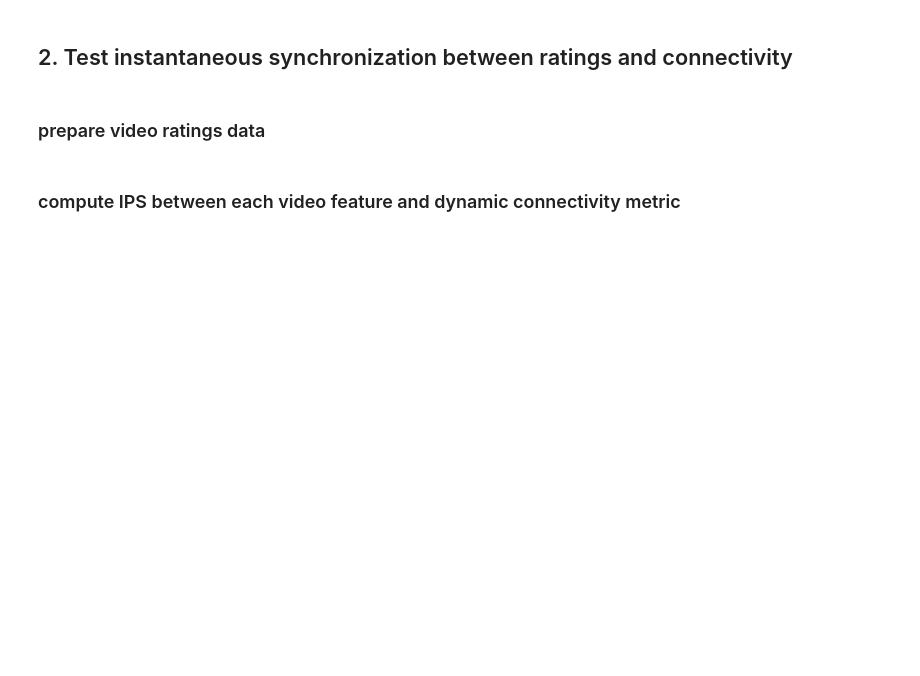
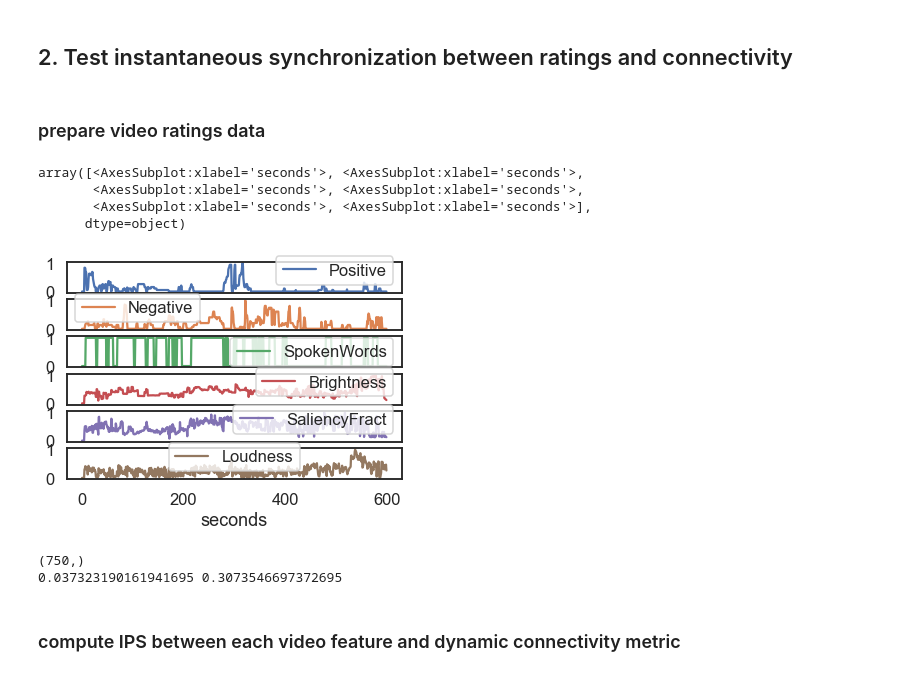
Before and after one commit to catcamacho/hbn_soc_net, a Jupyter notebook: 2_DynamicNet_affect.ipynb, the cells around one changed output. Drawn from its saved outputs; the diff is of its cells as text; code cells hidden in the pictures; blank space fills up the shorter version.

```diff
--- a/2_DynamicNet_affect.ipynb
+++ b/2_DynamicNet_affect.ipynb
@@ -309,16 +354,30 @@ for i, net in enumerate(networks_of_interest):
 # %%
 # load data
 video_features_file = os.path.join(vid_dir, 'DM_summary_codes_intuitivenames.csv')
 features = pd.read_csv(video_features_file, index_col=0).loc[:, vidfeat_of_interest]
 
 # rescale to 0 to 1
 from sklearn.preprocessing import MinMaxScaler
 features.loc[:,:] = MinMaxScaler().fit_transform(features.to_numpy())
 
-# time shift to account for hemodynamic delay (5 samples)
-from emocodes.analysis.features import hrf_convolve_features
-hrf_features = hrf_convolve_features(features, units='s')
-
 # save data
+features.plot(subplots=True)
+# %% [output]
+array([<AxesSubplot:xlabel='seconds'>, <AxesSubplot:xlabel='seconds'>,
+       <AxesSubplot:xlabel='seconds'>, <AxesSubplot:xlabel='seconds'>,
+       <AxesSubplot:xlabel='seconds'>, <AxesSubplot:xlabel='seconds'>],
+      dtype=object)
+[figure, added]
+# %%
+group_meanDMN = np.load(os.path.join(out_dir, 'group_mean_Default_ips_movieDM.npy'))
+print(group_meanDMN.shape)
+
+x=group_meanDMN
+y=features['Negative']
+r,p = scp.pearsonr(x,y)
+print(r,p)
+# %% [output]
+(750,)
+0.037323190161941695 0.3073546697372695
 # %% [markdown]
 ### compute IPS between each video feature and dynamic connectivity metric
```
Also changed, not shown: parts of 12 cells of this notebook, 2 other files.
